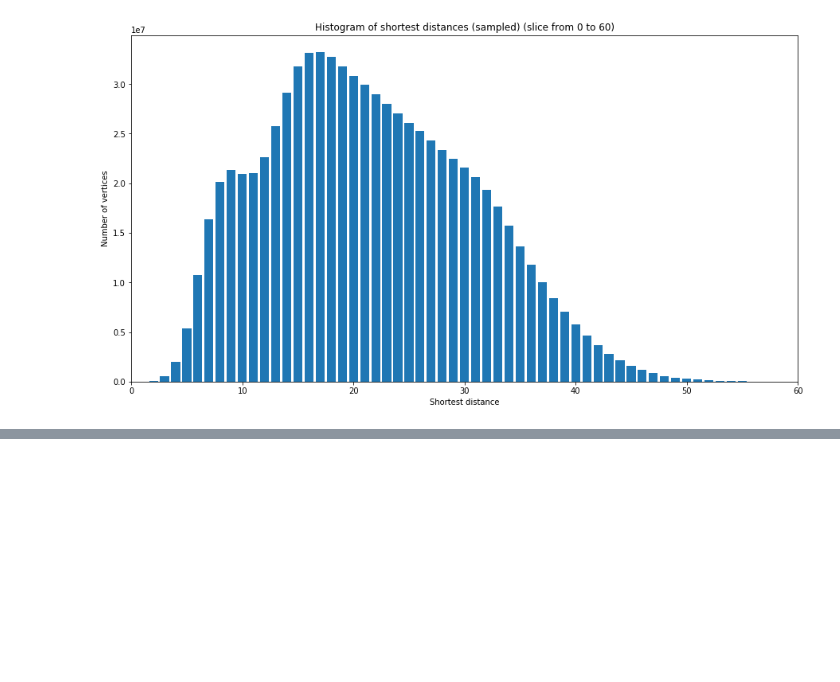
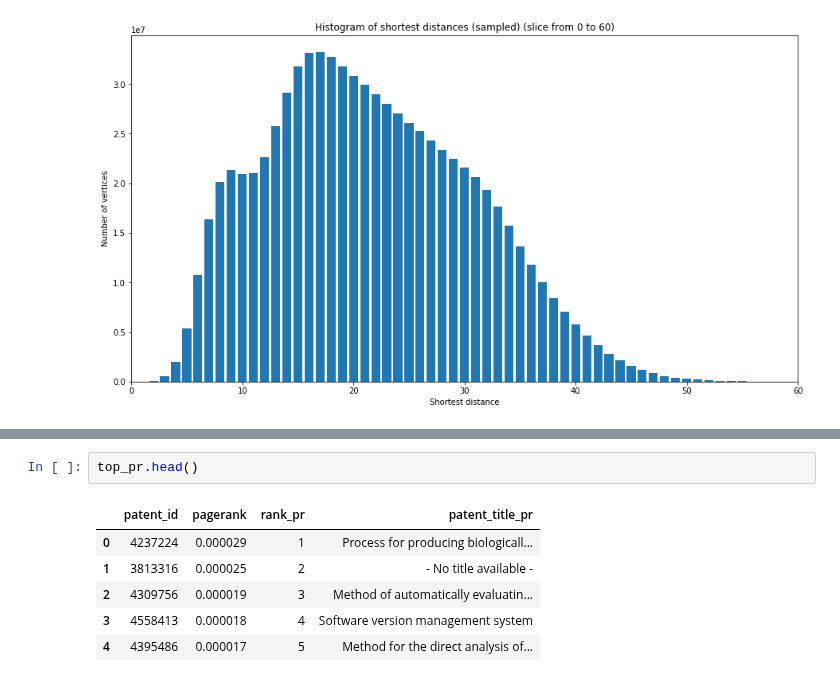
Before and after one commit to roman-bachmann/prayingmantissa, a Jupyter notebook: project/patents.ipynb, the cells around one changed output, grey strips where cells are left out. Drawn from its saved outputs; the diff is of its cells as text; blank space fills up the shorter version.

```diff
--- a/project/patents.ipynb
+++ b/project/patents.ipynb
@@ -837,0 +910,9 @@ plt.show
+# %%
+top_pr.head()
+# %% [output]
+|  | patent_id | pagerank | rank_pr | patent_title_pr |
+| 0 | 4237224 | 0.000029 | 1 | Process for producing biologicall... |
+| 1 | 3813316 | 0.000025 | 2 | - No title available - |
+| 2 | 4309756 | 0.000019 | 3 | Method of automatically evaluatin... |
+| 3 | 4558413 | 0.000018 | 4 | Software version management system |
+| 4 | 4395486 | 0.000017 | 5 | Method for the direct analysis of... |
```
Also changed, not shown: parts of 57 cells of this notebook, 3 other files.
